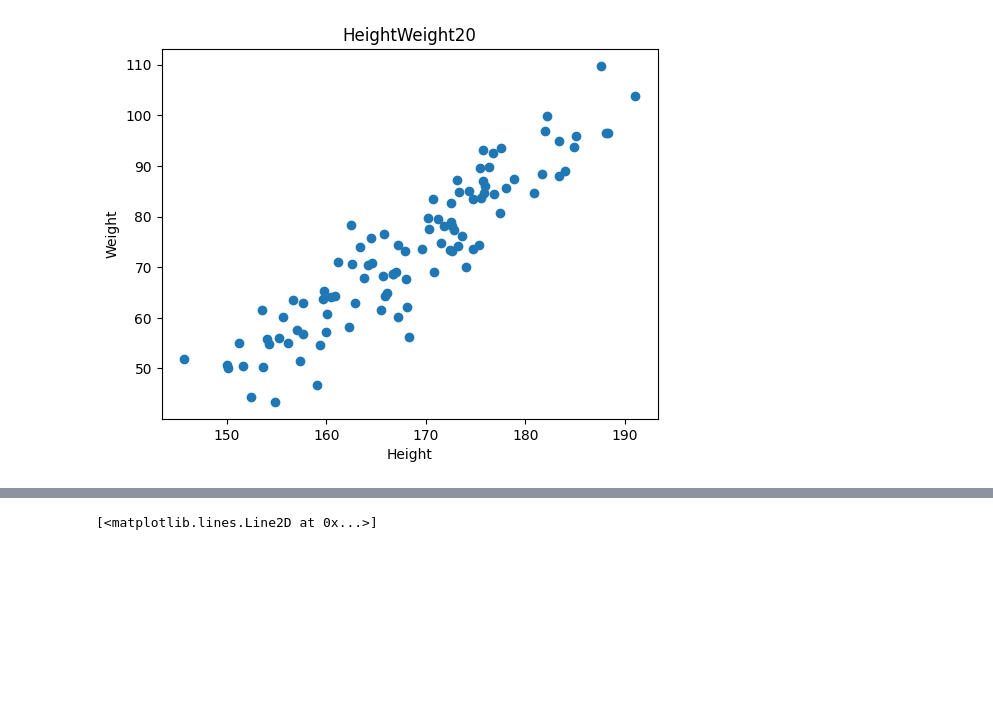
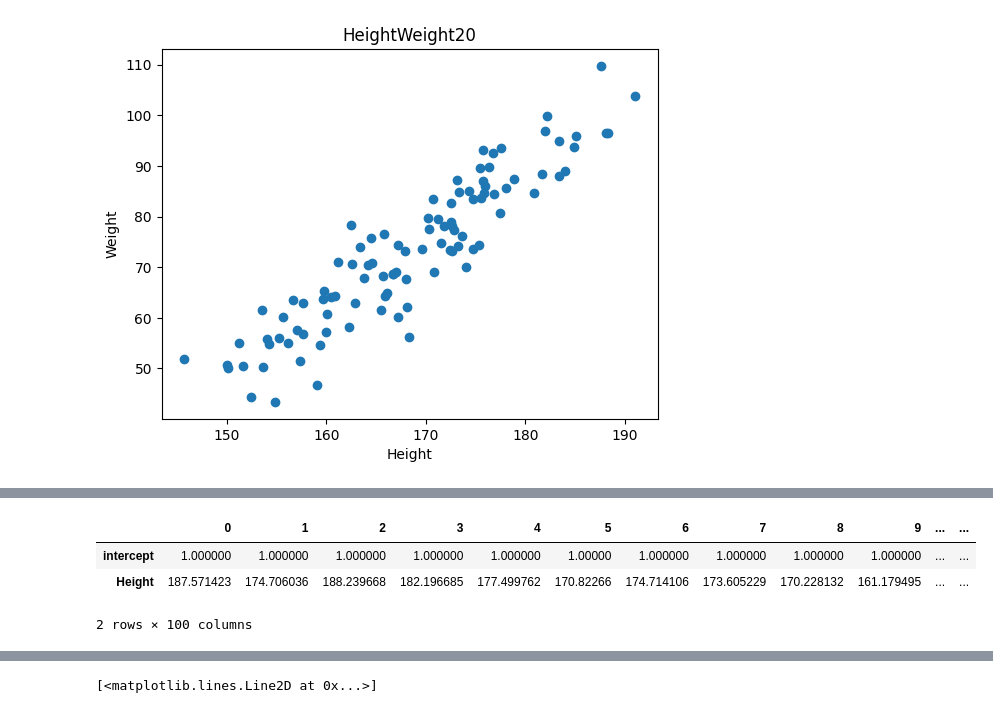
Before and after one commit to jittapat-idea/Machine-Learning-class67, a Jupyter notebook: HW04/ข้อ2.ipynb, the cells around one changed output, grey strips where cells are left out. Cells and saved outputs as stored; diff of their text form; code cells hidden in the pictures; blank space fills up the shorter version.

```diff
--- a/HW04/ข้อ2.ipynb
+++ b/HW04/ข้อ2.ipynb
@@ -94,0 +42,5 @@ MSE = 32.77246203498644
+# %%
+X = data[["Height"]].copy()
+Y = data[["Weight"]].copy()
+
+X
@@ -94,0 +77,4 @@ MSE = 32.77246203498644
+# %%
+X["intercept"] = 1
+X = X[["intercept","Height"]]
+X
@@ -94,0 +95,7 @@ MSE = 32.77246203498644
+# %%
+X.T
+# %% [output]
+|  | 0 | 1 | 2 | 3 | 4 | 5 | 6 | 7 | 8 | 9 | ... | ... |
+| intercept | 1.000000 | 1.000000 | 1.000000 | 1.000000 | 1.000000 | 1.00000 | 1.000000 | 1.000000 | 1.000000 | 1.000000 | ... | ... |
+| Height | 187.571423 | 174.706036 | 188.239668 | 182.196685 | 177.499762 | 170.82266 | 174.714106 | 173.605229 | 170.228132 | 161.179495 | ... | ... |
+2 rows × 100 columns
```
Also changed, not shown: parts of 11 cells of this notebook, 2 other files.
